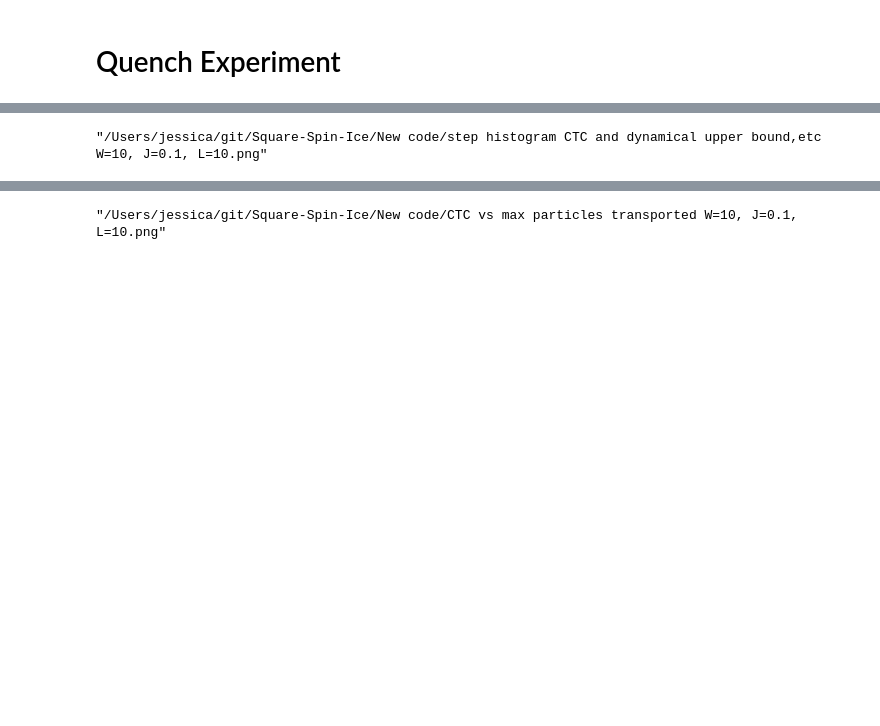
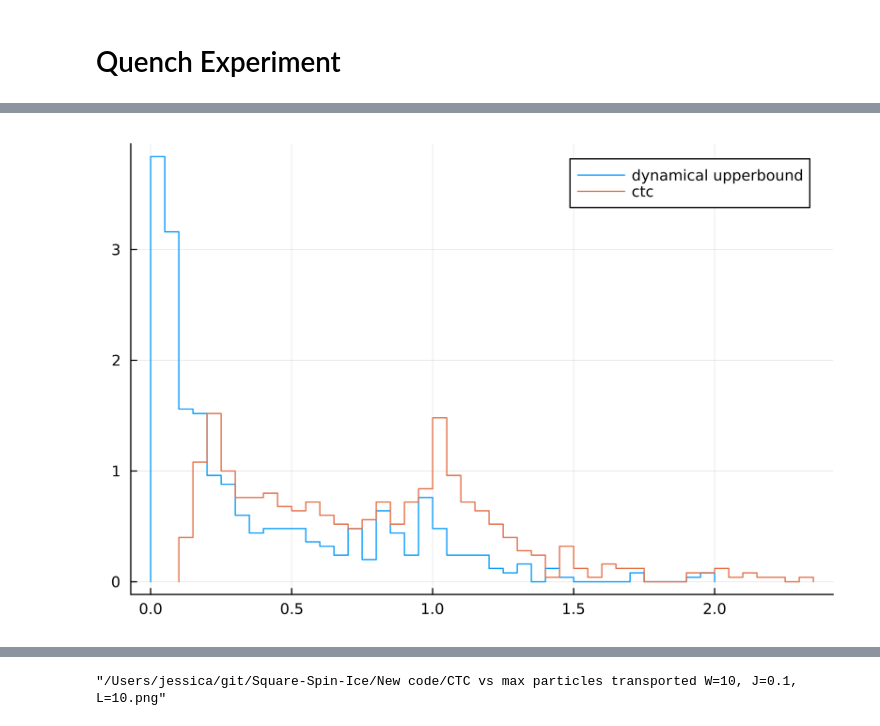
Before and after one commit to jessicajiang15/Square-Spin-Ice, a Jupyter notebook: New code/Charge Transport Capacity Data.ipynb, the cells around one changed output, grey strips where cells are left out. Cells and saved outputs as stored; diff of their text form; code cells hidden in the pictures; blank space fills up the shorter version.

```diff
--- a/New code/Charge Transport Capacity Data.ipynb
+++ b/New code/Charge Transport Capacity Data.ipynb
@@ -736,8 +736,8 @@ savefig("step histogram CTC, dynamical upper bound,etc W=10, J=0.1, L=10.png")
 # %%
 stephist(dynamical_upper_bound_all_2, label="dynamical upperbound", norm=true, dpi=300, bins=50)
 stephist!(2 * ctc, label="ctc", norm=true,bins=50)
-savefig("step histogram CTC and dynamical upper bound,etc W=10, J=0.1, L=10.png")
+#savefig("step histogram CTC and dynamical upper bound,etc W=10, J=0.1, L=10.png")
 # %% [output]
-"/Users/jessica/git/Square-Spin-Ice/New code/step histogram CTC and dynamical upper bound,etc W=10, J=0.1, L=10.png"
+[figure, added]
 # %%
 scatter(2* ctc,dynamical_upper_bound_all_2, xlabel="CTC", ylabel="Dynamical Upper Bound", label=false, dpi=300)
```
Also changed, not shown: parts of 10 cells of this notebook, 2 other files.
